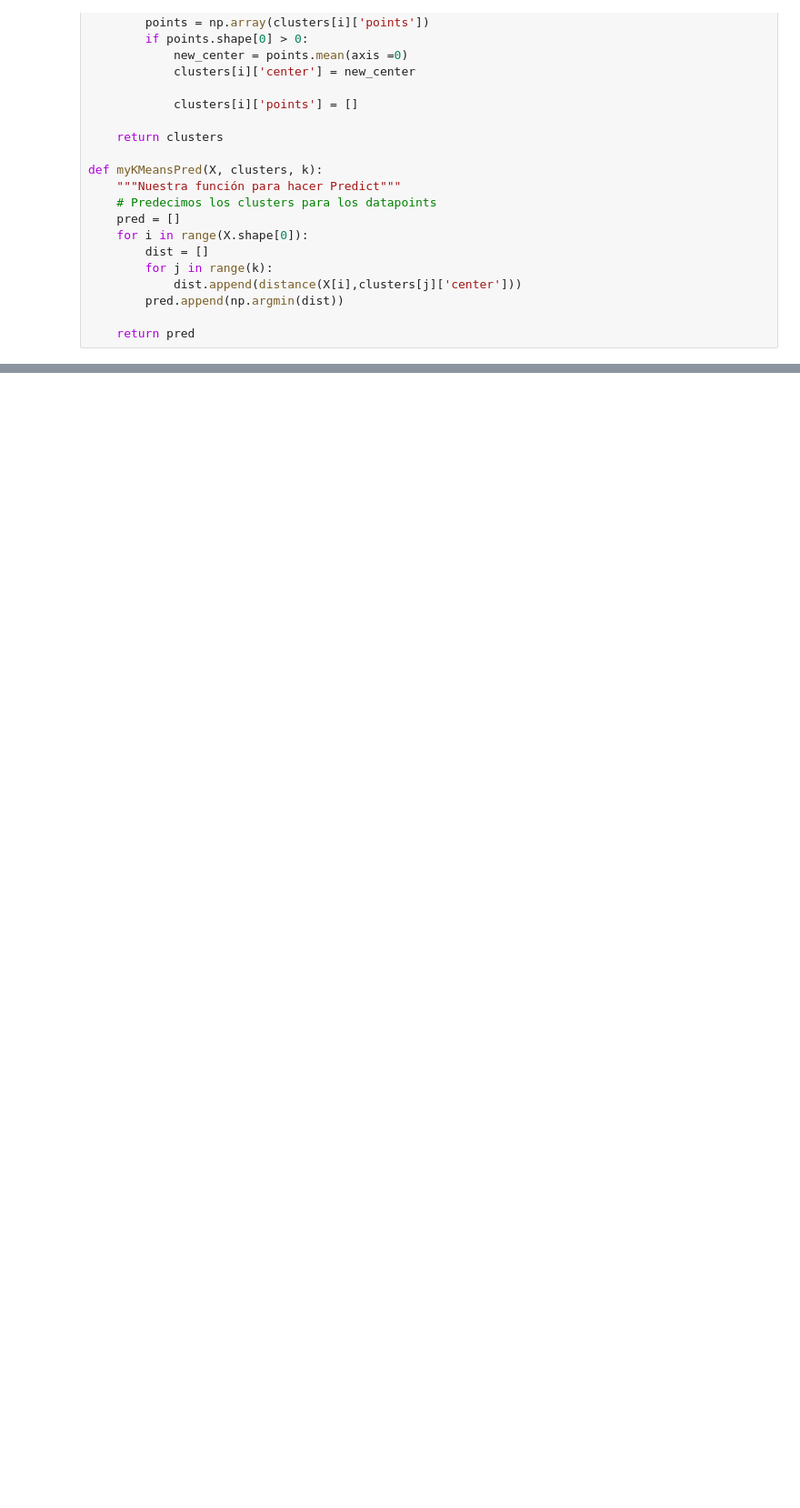
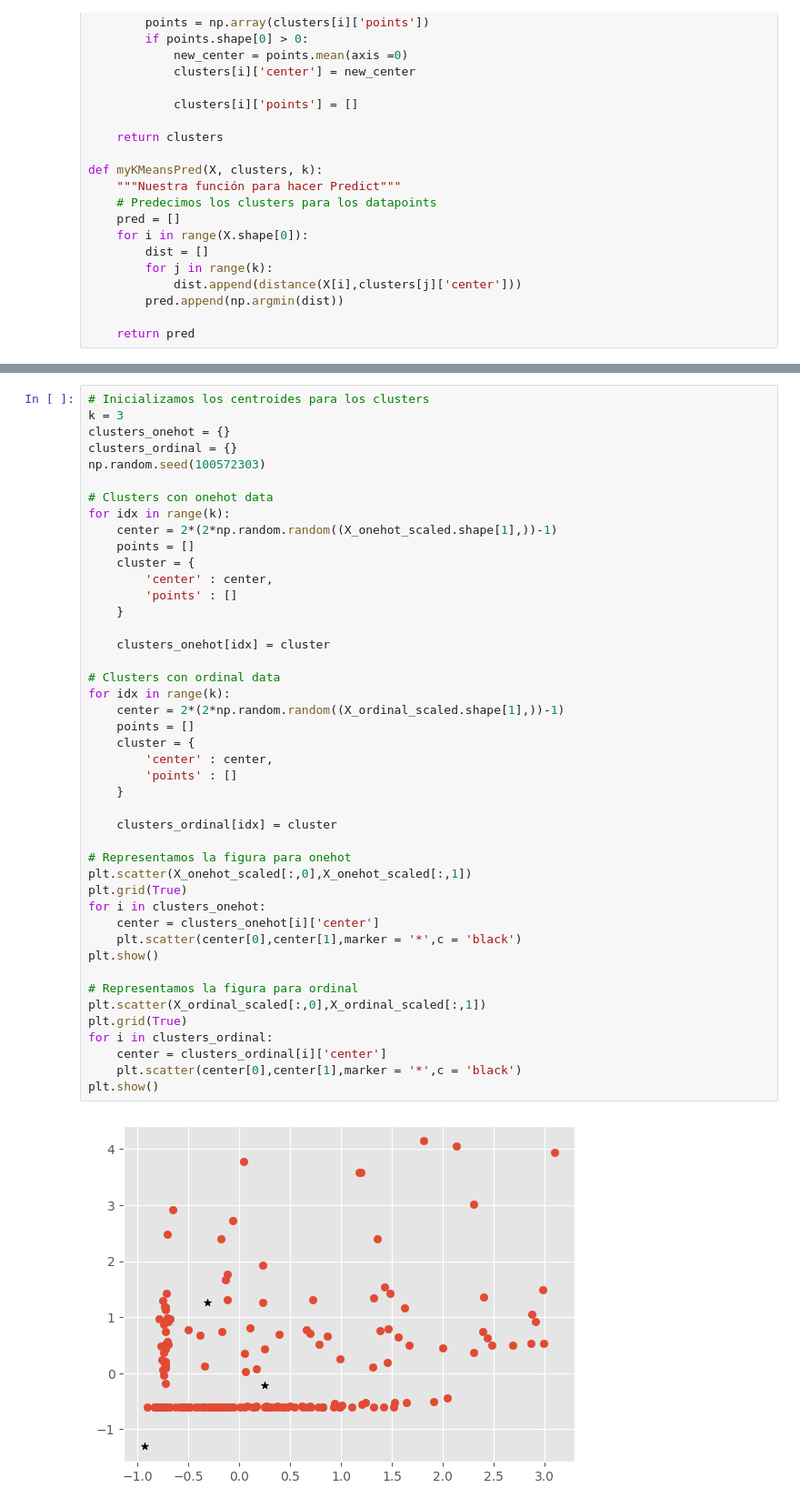
Before and after one commit to V1centeB/Aprendizaje_Automatico-P2-G1, a Jupyter notebook: model.ipynb, the cells around one changed output, grey strips where cells are left out. Shown: that part at 91% size. Drawn from its saved outputs; the diff is of its cells as text; blank space fills up the shorter version.

Commit message:
Añadimos figuras para myKMeans

```diff
--- a/model.ipynb
+++ b/model.ipynb
@@ -149,0 +137,46 @@ KMeans(n_clusters=4, random_state=100472303)
+# %%
+# Inicializamos los centroides para los clusters
+k = 3
+clusters_onehot = {}
+clusters_ordinal = {}
+np.random.seed(100572303)
+
+# Clusters con onehot data
+for idx in range(k):
+    center = 2*(2*np.random.random((X_onehot_scaled.shape[1],))-1)
+    points = []
+    cluster = {
+        'center' : center,
+        'points' : []
+    }
+
+    clusters_onehot[idx] = cluster
+
+# Clusters con ordinal data
+for idx in range(k):
+    center = 2*(2*np.random.random((X_ordinal_scaled.shape[1],))-1)
+    points = []
+    cluster = {
+        'center' : center,
+        'points' : []
+    }
+
+    clusters_ordinal[idx] = cluster
+
+# Representamos la figura para onehot
+plt.scatter(X_onehot_scaled[:,0],X_onehot_scaled[:,1])
+plt.grid(True)
+for i in clusters_onehot:
+    center = clusters_onehot[i]['center']
+    plt.scatter(center[0],center[1],marker = '*',c = 'black')
+plt.show()
+
+# Representamos la figura para ordinal
+plt.scatter(X_ordinal_scaled[:,0],X_ordinal_scaled[:,1])
+plt.grid(True)
+for i in clusters_ordinal:
+    center = clusters_ordinal[i]['center']
+    plt.scatter(center[0],center[1],marker = '*',c = 'black')
+plt.show()
+# %% [output]
+[figure, added]
```
Also changed, not shown: parts of 4 cells of this notebook.
